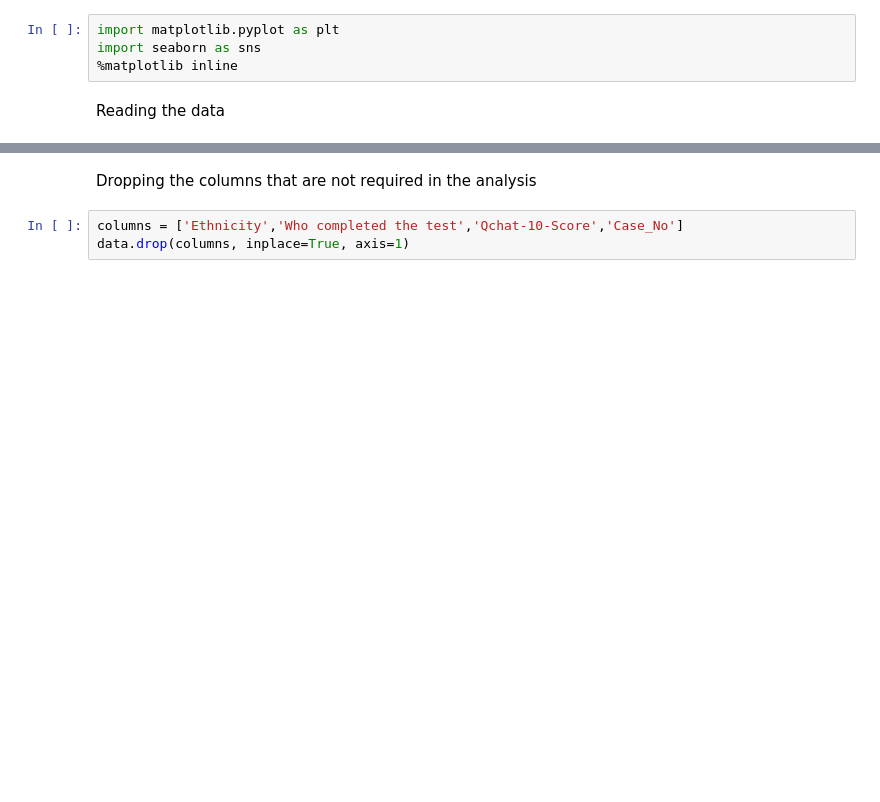
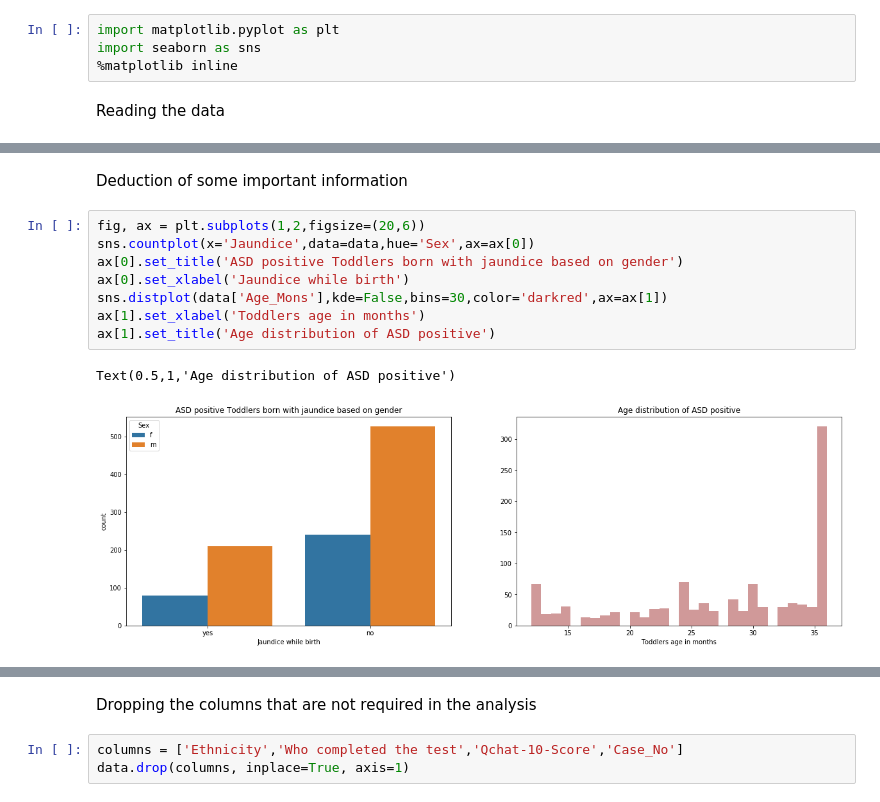
Before and after one commit to Priyal2807/Classification-of-Autism-Data, a Jupyter notebook: Implementation.ipynb, the cells around one changed output, grey strips where cells are left out. Cells and saved outputs as stored; diff of their text form; blank space fills up the shorter version.

```diff
--- a/Implementation.ipynb
+++ b/Implementation.ipynb
@@ -20,0 +49,13 @@ data.head();
+# %% [markdown]
+Deduction of some important information
+# %%
+fig, ax = plt.subplots(1,2,figsize=(20,6))
+sns.countplot(x='Jaundice',data=data,hue='Sex',ax=ax[0])
+ax[0].set_title('ASD positive Toddlers born with jaundice based on gender')
+ax[0].set_xlabel('Jaundice while birth')
+sns.distplot(data['Age_Mons'],kde=False,bins=30,color='darkred',ax=ax[1])
+ax[1].set_xlabel('Toddlers age in months')
+ax[1].set_title('Age distribution of ASD positive')
+# %% [output]
+Text(0.5,1,'Age distribution of ASD positive')
+[figure, added]
```
Also changed, not shown: parts of 56 cells of this notebook.
